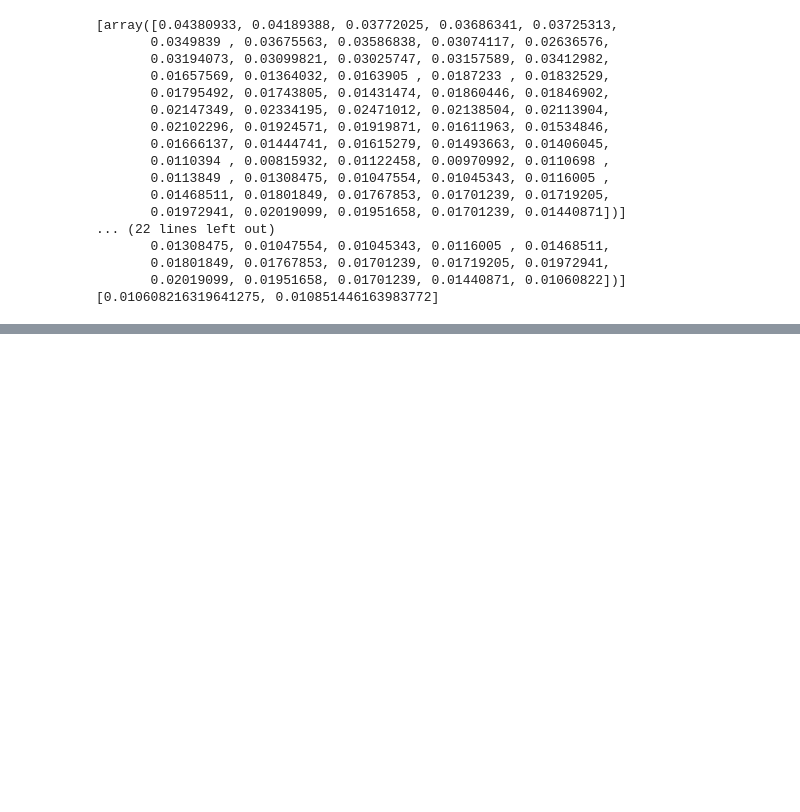
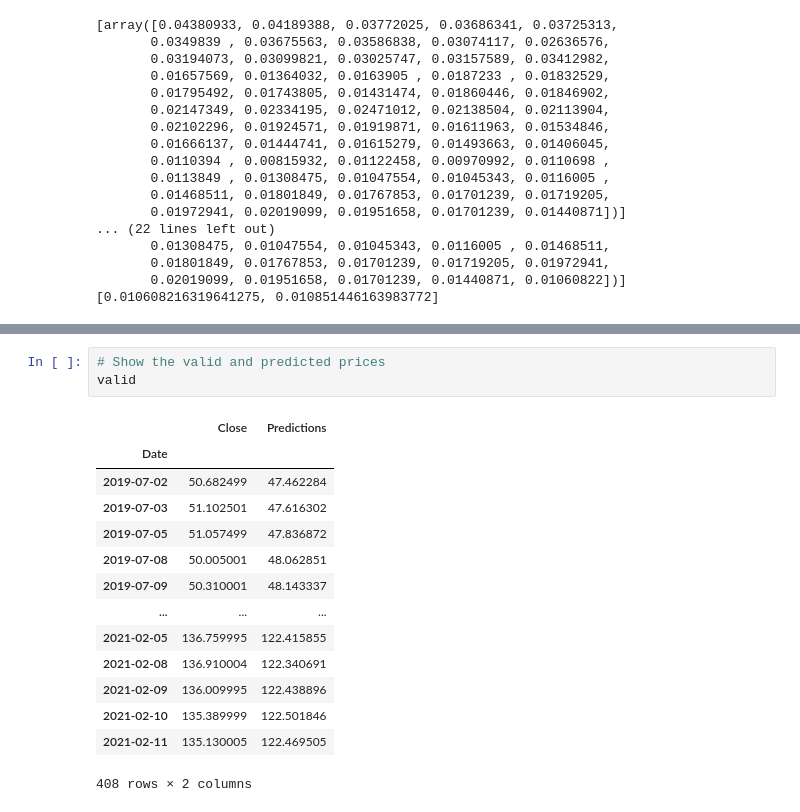
Before and after one commit to hankaj/stock_price_prediction, a Jupyter notebook: stock_price_prediction.ipynb, the cells around one changed output, grey strips where cells are left out. Cells and saved outputs as stored; diff of their text form; blank space fills up the shorter version.

```diff
--- a/stock_price_prediction.ipynb
+++ b/stock_price_prediction.ipynb
@@ -112,0 +192,18 @@ for i in range(60, len(train_data)):
+# %%
+# Show the valid and predicted prices
+valid
+# %% [output]
+|  | Close | Predictions |
+| Date |  |  |
+| 2019-07-02 | 50.682499 | 47.462284 |
+| 2019-07-03 | 51.102501 | 47.616302 |
+| 2019-07-05 | 51.057499 | 47.836872 |
+| 2019-07-08 | 50.005001 | 48.062851 |
+| 2019-07-09 | 50.310001 | 48.143337 |
+| ... | ... | ... |
+| 2021-02-05 | 136.759995 | 122.415855 |
+| 2021-02-08 | 136.910004 | 122.340691 |
+| 2021-02-09 | 136.009995 | 122.438896 |
+| 2021-02-10 | 135.389999 | 122.501846 |
+| 2021-02-11 | 135.130005 | 122.469505 |
+408 rows × 2 columns
```
Also changed, not shown: parts of 13 cells of this notebook.
